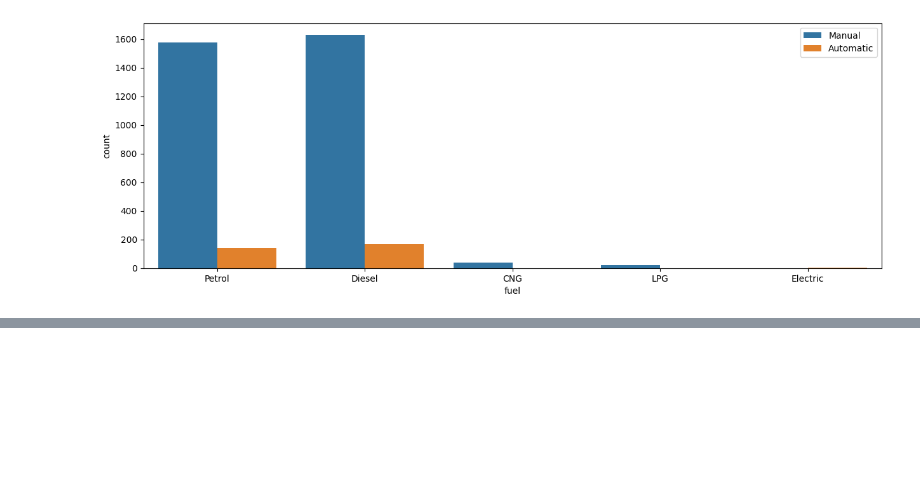
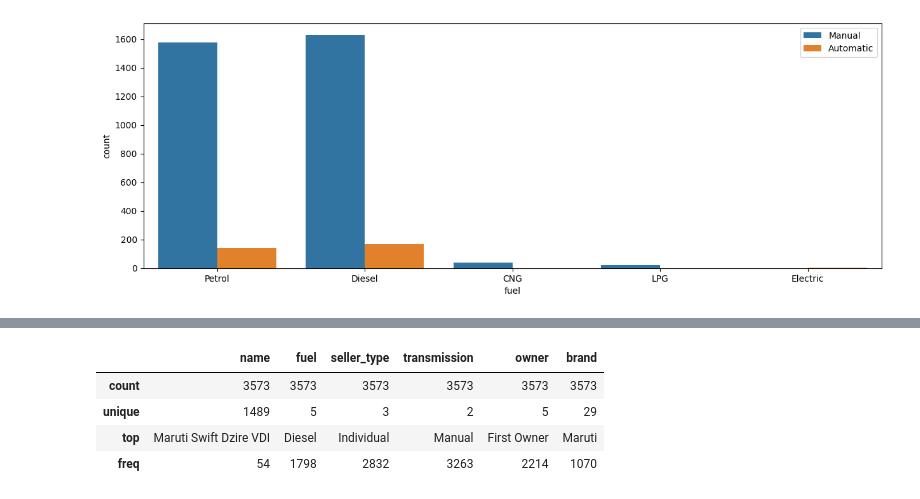
Before and after one commit to enisylmz/data-projects, a Jupyter notebook: Day14 Car Price Eda/car_price_eda.ipynb, the cells around one changed output, grey strips where cells are left out. Cells and saved outputs as stored; diff of their text form; code cells hidden in the pictures; blank space fills up the shorter version.

```diff
--- a/Day14 Car Price Eda/car_price_eda.ipynb
+++ b/Day14 Car Price Eda/car_price_eda.ipynb
@@ -176,0 +211,10 @@ plt.legend()
+# %%
+df['brand']=df['name'].str.split().str[0]
+df
+df.describe(include='object')
+# %% [output]
+|  | name | fuel | seller_type | transmission | owner | brand |
+| count | 3573 | 3573 | 3573 | 3573 | 3573 | 3573 |
+| unique | 1489 | 5 | 3 | 2 | 5 | 29 |
+| top | Maruti Swift Dzire VDI | Diesel | Individual | Manual | First Owner | Maruti |
+| freq | 54 | 1798 | 2832 | 3263 | 2214 | 1070 |
```
Also changed, not shown: parts of 4 cells of this notebook, 1 other file.
